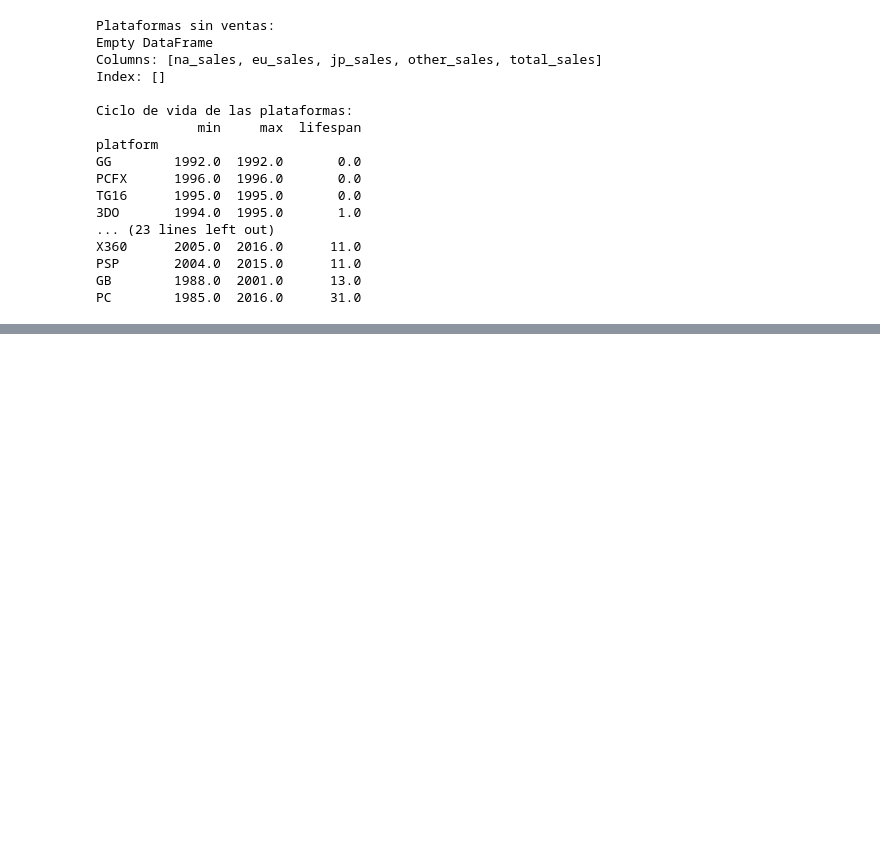
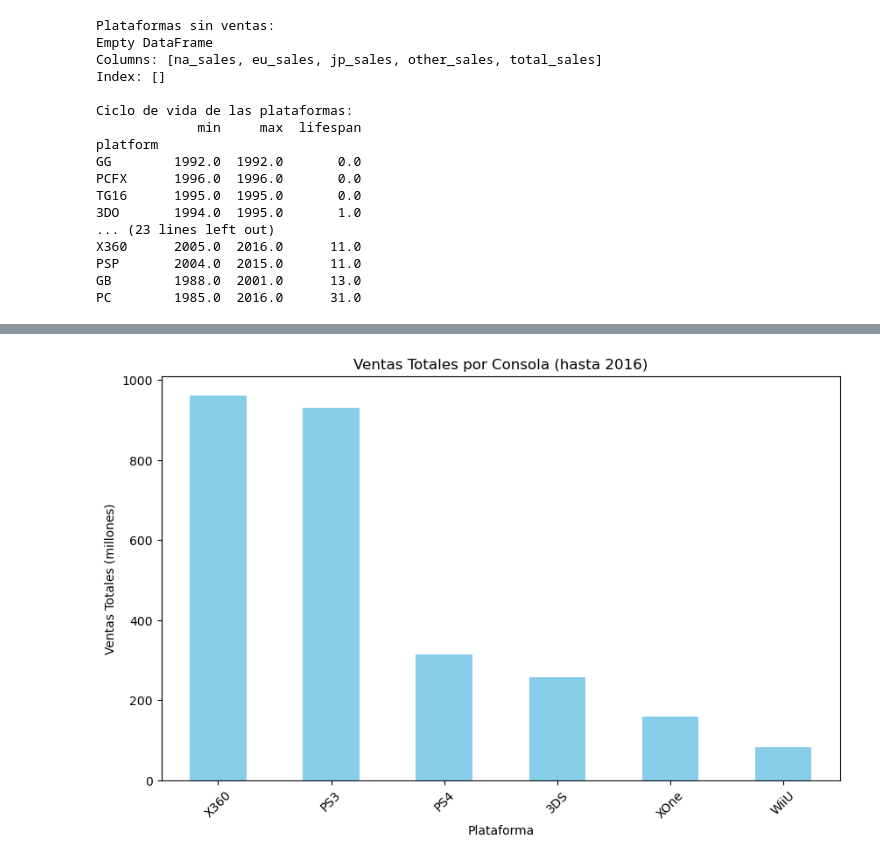
Before and after one commit to reyesleo22/Analisis_-de-Consolas-2016, a Jupyter notebook: reporte.ipynb, the cells around one changed output, grey strips where cells are left out. Cells and saved outputs as stored; diff of their text form; code cells hidden in the pictures; blank space fills up the shorter version.

```diff
--- a/reporte.ipynb
+++ b/reporte.ipynb
@@ -151,0 +301,30 @@ PC        1985.0  2016.0      31.0
+# %%
+import pandas as pd
+import matplotlib.pyplot as plt
+
+# Cargar el dataset
+df = pd.read_csv('games_preparados.csv')
+
+# Filtrar los datos para incluir solo los juegos lanzados hasta 2016
+df = df[df['year_of_release'] <= 2016]
+
+# Agrupar por plataforma y calcular la suma de las ventas totales
+platform_sales = df.groupby('platform')['total_sales'].sum().sort_values(ascending=False)
+
+# Filtrar las consolas vigentes en 2016
+# A partir de las plataformas en la columna 'platform', se seleccionan las vigentes en 2016
+# Las consolas más relevantes en 2016 fueron, por ejemplo: 'Wii', 'PS3', 'X360', 'PS4', 'XOne'
+# Este paso se puede ajustar según el conocimiento histórico de las consolas disponibles en ese año.
+platforms_vigentes = ['PS4', 'XOne', 'WiiU', '3DS', 'PS3', 'X360']
+platform_sales_vigentes = platform_sales[platform_sales.index.isin(platforms_vigentes)]
+
+# Visualización de las ventas totales por plataforma
+plt.figure(figsize=(10,6))
+platform_sales_vigentes.plot(kind='bar', color='skyblue')
+plt.title('Ventas Totales por Consola (hasta 2016)')
+plt.xlabel('Plataforma')
+plt.ylabel('Ventas Totales (millones)')
+plt.xticks(rotation=45)
+plt.show()
+# %% [output]
+[figure, added]
```
Also changed, not shown: parts of 7 cells of this notebook.
